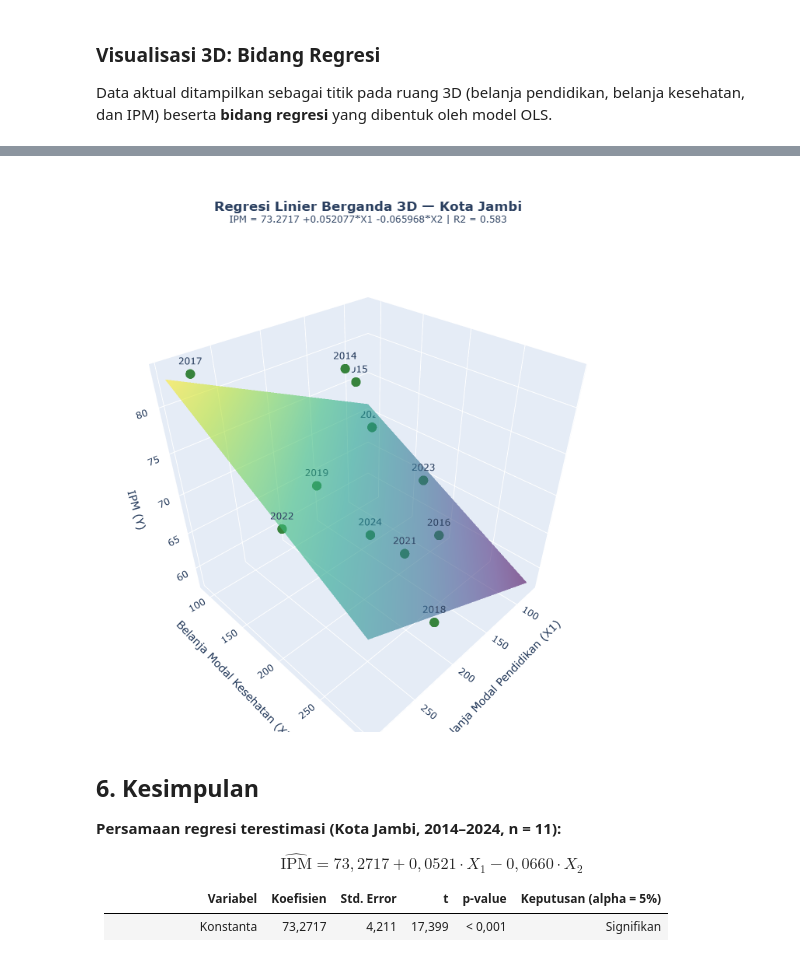
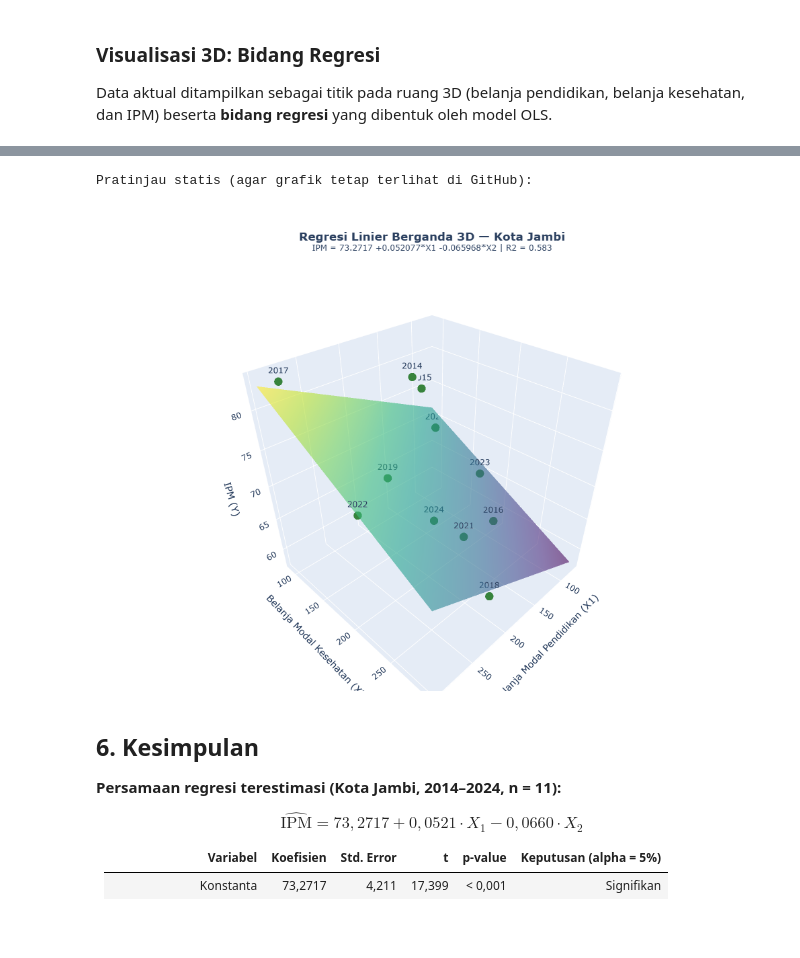
Before and after one commit to agusnarzo22-create/Analisis-Regresi-OLS-Kota-Jambi, a Jupyter notebook: Analisis_Regresi_OLS_Belanja_Dasar_vs_IPM.ipynb, the cells around one changed output, grey strips where cells are left out. Drawn from its saved outputs; the diff is of its cells as text; code cells hidden in the pictures; blank space fills up the shorter version.

```diff
--- a/Analisis_Regresi_OLS_Belanja_Dasar_vs_IPM.ipynb
+++ b/Analisis_Regresi_OLS_Belanja_Dasar_vs_IPM.ipynb
@@ -306,5 +329,20 @@ fig3d.update_layout(
     margin=dict(l=0, r=0, b=0, t=100),
     legend=dict(x=0.02, y=0.98),
 )
-fig3d.show()
+
+# Grafik 3D ditampilkan INTERAKTIF agar bidang regresi dapat diputar dan di-zoom.
+fig3d.show(renderer=RENDERER_INTERAKTIF)
+
+# Pratinjau statis: grafik interaktif di atas tidak ikut tampil saat notebook
+# dibuka di GitHub, sehingga gambar PNG berikut disertakan sebagai pelengkap.
+if BISA_PNG:
+    os.makedirs("images", exist_ok=True)
+    try:
+        # scale=1 (bukan 2) karena rendering 3D resolusi tinggi rawan gagal di browser headless
+        fig3d.write_image("images/regresi_3d.png", width=1000, height=720, scale=1)
+        print("Pratinjau statis (agar grafik tetap terlihat di GitHub):")
+        display(Image(filename="images/regresi_3d.png"))
+    except Exception as exc:
+        print(f"Pratinjau statis 3D tidak dapat dibuat ({type(exc).__name__}).")
+        print("Grafik 3D interaktif di atas tetap dapat digunakan.")
 # %% [output]
@@ -311,4 +350,5 @@ fig3d.show()
+Pratinjau statis (agar grafik tetap terlihat di GitHub):
-[figure, old version]
+[figure, new version]
 # %% [markdown]
 ## 6. Kesimpulan
 
```
Also changed, not shown: parts of 3 cells of this notebook, 3 other files.
